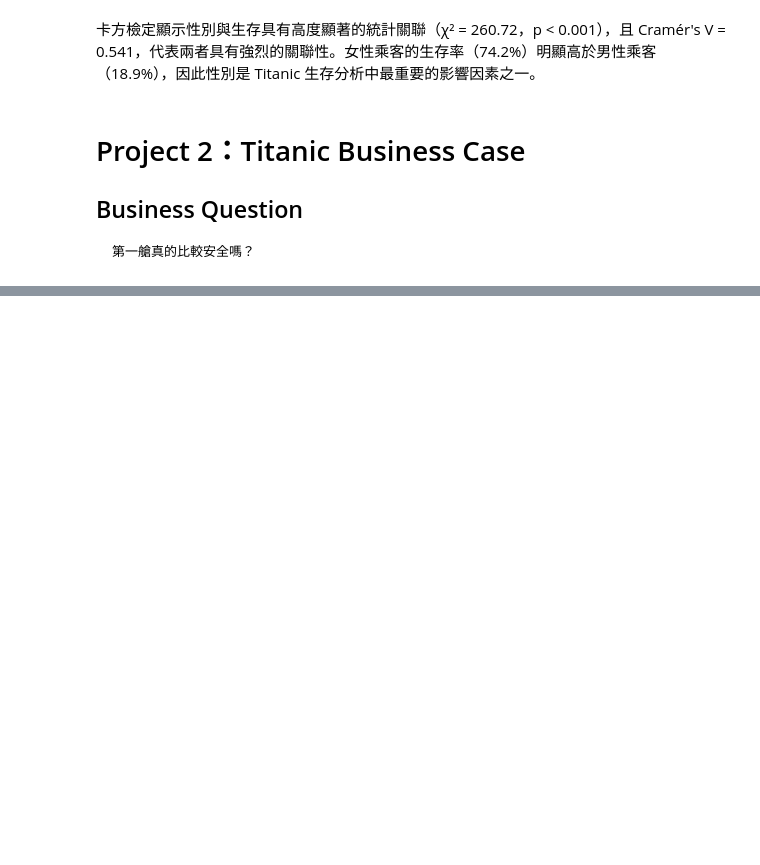
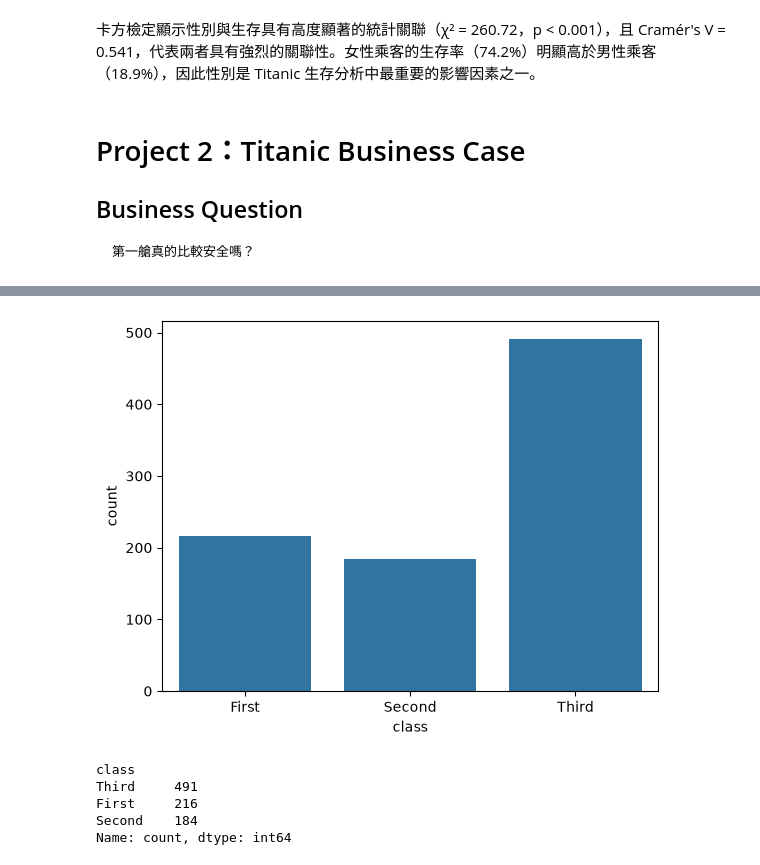
Before and after one commit to yongti1009/python-tutorial, a Jupyter notebook: hello-world/hello-world/Day 7/Day 7：完成第一個 Mini Project.ipynb, the cells around one changed output, grey strips where cells are left out. Drawn from its saved outputs; the diff is of its cells as text; code cells hidden in the pictures; blank space fills up the shorter version.

```diff
--- a/hello-world/hello-world/Day 7/Day 7：完成第一個 Mini Project.ipynb
+++ b/hello-world/hello-world/Day 7/Day 7：完成第一個 Mini Project.ipynb
@@ -286,0 +401,17 @@ EDA:
+# %%
+#每個艙等共有多少人
+sns.countplot(
+    x= "class",
+    data = df
+)
+plt.show()
+# %% [output]
+[figure, added]
+# %%
+df["class"].value_counts()
+# %% [output]
+class
+Third     491
+First     216
+Second    184
+Name: count, dtype: int64
```
Also changed, not shown: parts of 22 cells of this notebook.
